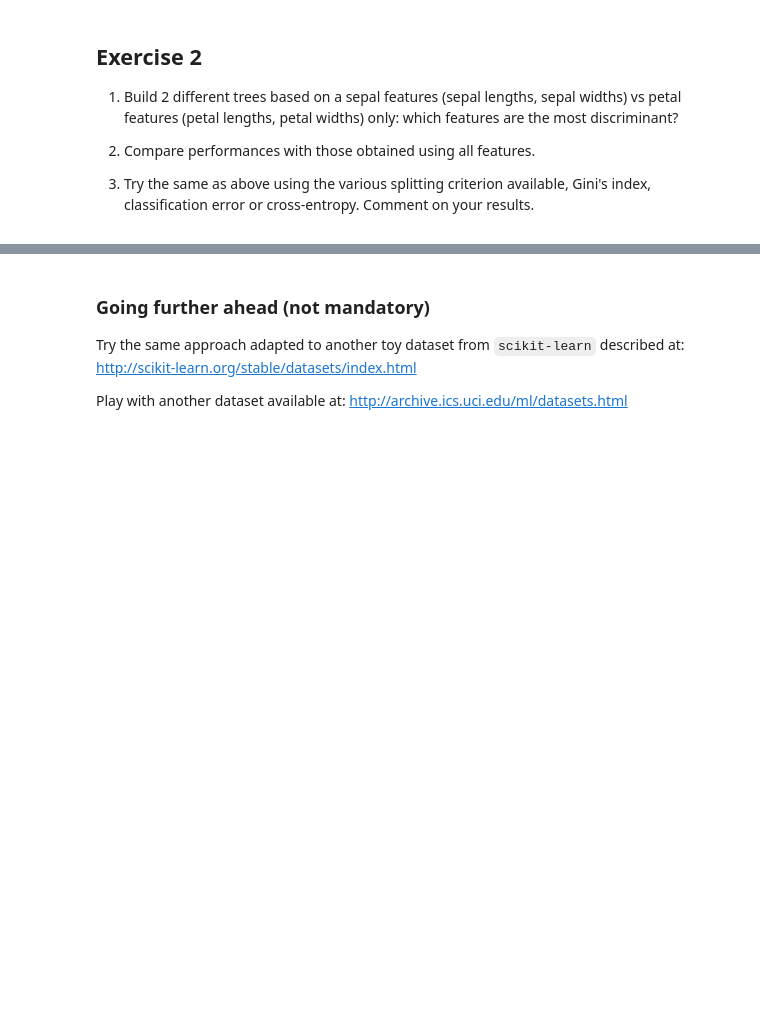
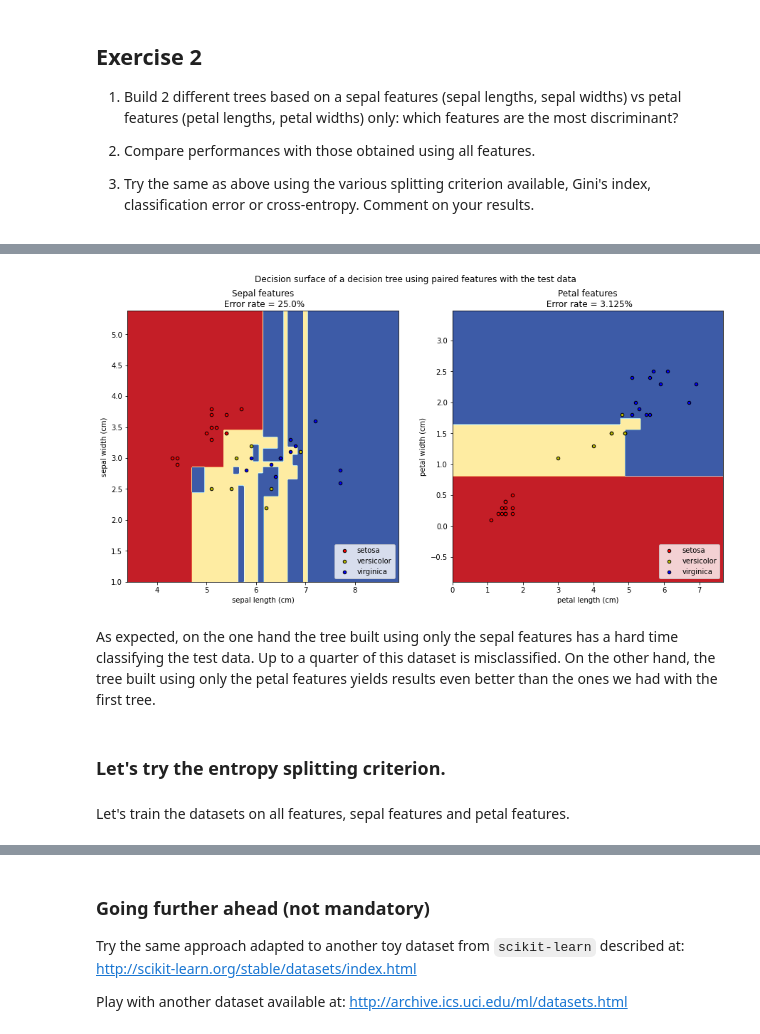
Before and after one commit to Mom0w/DAD, a Jupyter notebook: TP4_Afandi_Hu/TP4_Afandi_Hu.ipynb, the cells around one changed output, grey strips where cells are left out. Cells and saved outputs as stored; diff of their text form; code cells hidden in the pictures; blank space fills up the shorter version.

```diff
--- a/TP4_Afandi_Hu/TP4_Afandi_Hu.ipynb
+++ b/TP4_Afandi_Hu/TP4_Afandi_Hu.ipynb
@@ -384,0 +438,5 @@ Z.shape
+# %%
+# test['species'] contains the actual species names. Before we can use it,
+# we need to convert each species name into a digit. So, in this case there
+# are three species, which have been coded as 0, 1, or 2.
+y_test = pd.factorize(test['species'])[0]
@@ -384,0 +445,8 @@ Z.shape
+# %%
+# selecting the non zeros values and counting them
+
+N_test = len(test)
+
+error = np.count_nonzero(all_class_predict - y_test) / N_test
+error_sepal = np.count_nonzero(sepal_class_predict - y_test) / N_test
+error_petal = np.count_nonzero(petal_class_predict - y_test) / N_test
@@ -384,0 +465,66 @@ Z.shape
+# %%
+# We only take the two corresponding features (sepal and petal)
+X_test_sepal = test.values[:,0:2]
+X_test_petal = test.values[:,2:4]
+# %%
+#  Plot the decision boundary using the sepal features
+plt.subplot(1, 2, 1)
+
+x_sepal_min, x_sepal_max = X_sepal[:, 0].min() - 1, X_sepal[:, 0].max() + 1
+y_sepal_min, y_sepal_max = X_sepal[:, 1].min() - 1, X_sepal[:, 1].max() + 1
+xx_sepal, yy_sepal = np.meshgrid(np.arange(x_sepal_min, x_sepal_max, plot_step),
+                     np.arange(y_sepal_min, y_sepal_max, plot_step))
+
+Z_sepal = clf_sepal.predict(np.c_[xx_sepal.ravel(), yy_sepal.ravel()])
+Z_sepal = Z_sepal.reshape(xx_sepal.shape)
+cs_sepal = plt.contourf(xx_sepal, yy_sepal, Z_sepal, cmap=plt.cm.RdYlBu)
+
+plt.xlabel(iris.feature_names[0])
+plt.ylabel(iris.feature_names[1])
+plt.title("Sepal features\n Error rate = " + str(error_sepal * 100) + "%")
+
+# Plot the test points
+for i, color in zip(range(n_classes), plot_colors):
+    idx = np.where(y_test == i)
+    plt.scatter(X_test_sepal[idx, 0], X_test_sepal[idx, 1], c=color, label=iris.target_names[i],
+                cmap=plt.cm.RdYlBu, edgecolor='black', s=20)
+
+plt.legend(loc='lower right')
+plt.axis("tight")
+
+# Plot the decision boundary using the petal features
+plt.subplot(1, 2, 2)
+
+x_petal_min, x_petal_max = X_petal[:, 0].min() - 1, X_petal[:, 0].max() + 1
+y_petal_min, y_petal_max = X_petal[:, 1].min() - 1, X_petal[:, 1].max() + 1
+xx_petal, yy_petal = np.meshgrid(np.arange(x_petal_min, x_petal_max, plot_step),
+                     np.arange(y_petal_min, y_petal_max, plot_step))
+
+Z_petal = clf_petal.predict(np.c_[xx_petal.ravel(), yy_petal.ravel()])
+Z_petal = Z_petal.reshape(xx_petal.shape)
+cs_petal = plt.contourf(xx_petal, yy_petal, Z_petal, cmap=plt.cm.RdYlBu)
+
+plt.xlabel(iris.feature_names[2])
+plt.ylabel(iris.feature_names[3])
+plt.title("Petal features\n Error rate = " + str(error_petal * 100) + "%")
+
+# Plot the test points
+for i, color in zip(range(n_classes), plot_colors):
+    idx = np.where(y_test == i)
+    plt.scatter(X_test_petal[idx, 0], X_test_petal[idx, 1], c=color, label=iris.target_names[i],
+                cmap=plt.cm.RdYlBu, edgecolor='black', s=20)
+
+plt.suptitle("Decision surface of a decision tree using paired features with the test data")
+plt.legend(loc='lower right', facecolor = 'white')
+plt.axis("tight")
+
+
+plt.show()
+# %% [output]
+[figure, added]
+# %% [markdown]
+As expected, on the one hand the tree built using only the sepal features has a hard time classifying the test data. Up to a quarter of this dataset is misclassified. On the other hand, the tree built using only the petal features yields results even better than the ones we had with the first tree.
+# %% [markdown]
+### Let's try the entropy splitting criterion.
+# %% [markdown]
+Let's train the datasets on all features, sepal features and petal features.
```
Also changed, not shown: parts of 118 cells of this notebook.
